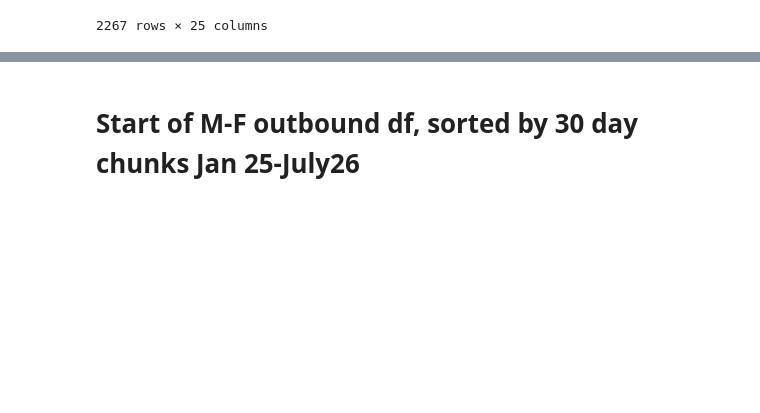
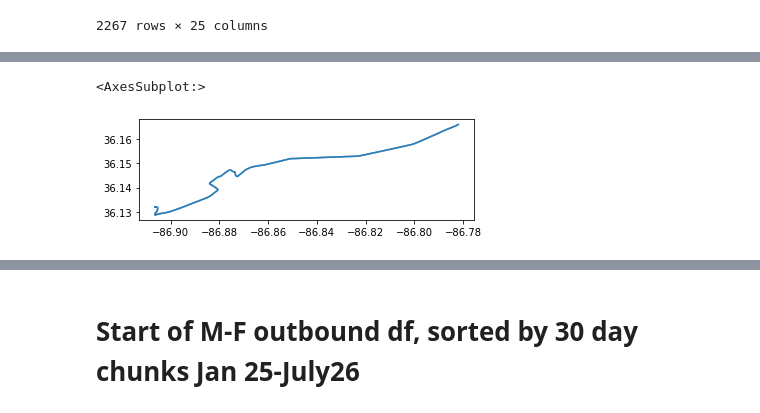
Before and after one commit to MylahKate/wego-scar, a Jupyter notebook: notebook/Rt50_MF_WeGo.ipynb, the cells around one changed output, grey strips where cells are left out. Drawn from its saved outputs; the diff is of its cells as text; code cells hidden in the pictures; blank space fills up the shorter version.

```diff
--- a/notebook/Rt50_MF_WeGo.ipynb
+++ b/notebook/Rt50_MF_WeGo.ipynb
@@ -523,0 +513,5 @@ am_summer
+# %%
+am_summer.plot()
+# %% [output]
+<AxesSubplot:>
+[figure, added]
```
Also changed, not shown: parts of 17 cells of this notebook.
